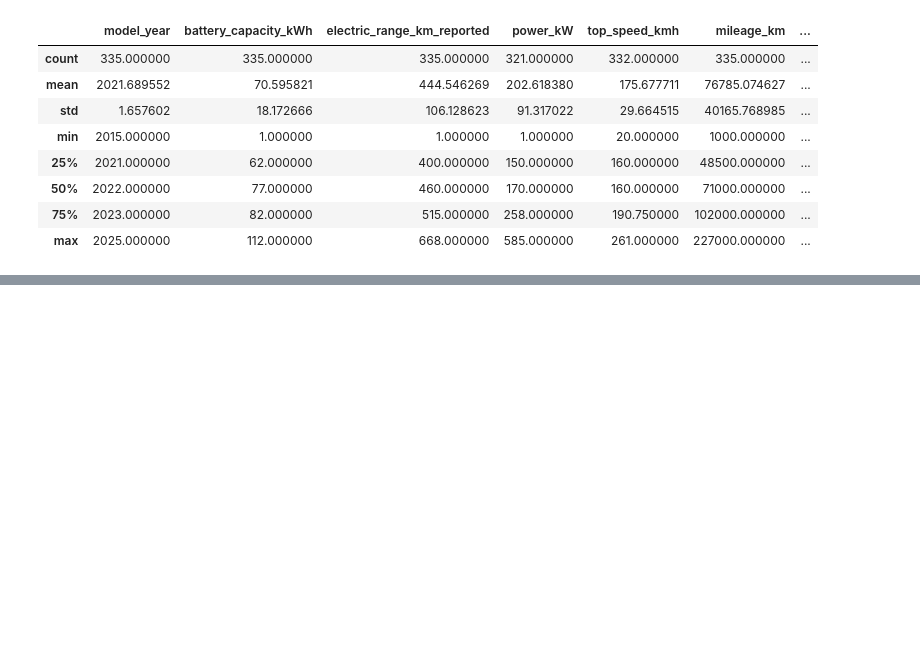
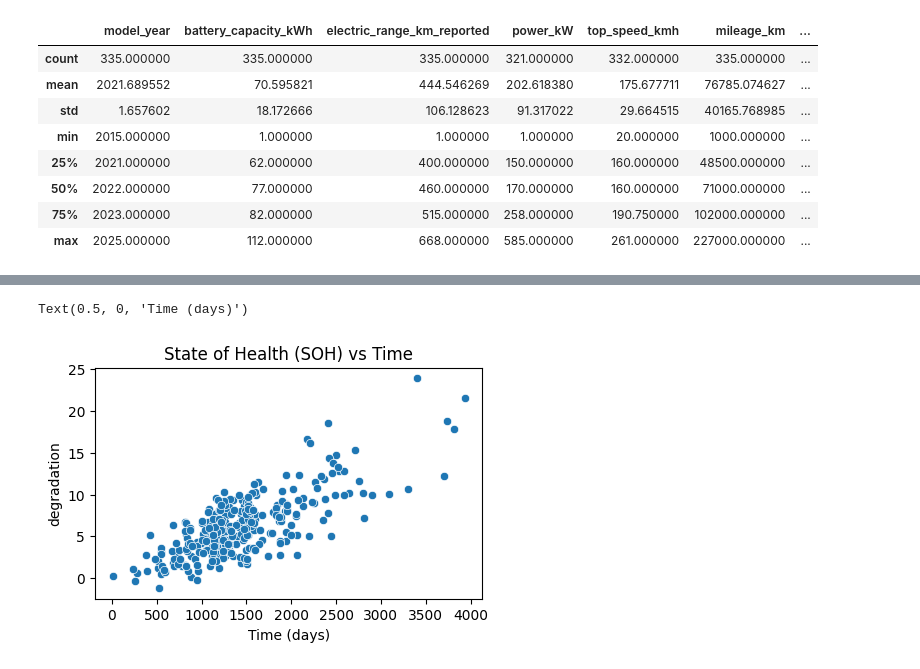
Before and after one commit to HesamVahib/EV_Battery_Data_Kamux, a Jupyter notebook: soh_analysis.ipynb, the cells around one changed output, grey strips where cells are left out. Cells and saved outputs as stored; diff of their text form; code cells hidden in the pictures; blank space fills up the shorter version.

```diff
--- a/soh_analysis.ipynb
+++ b/soh_analysis.ipynb
@@ -48,0 +101,8 @@ See the caveats in the documentation: https://pandas.pydata.org/pandas-docs/stab
+# %%
+plt.figure(figsize=(5, 3))
+sns.scatterplot(data=df_analysis, x="workdays", y="degradation")
+plt.title("State of Health (SOH) vs Time")
+plt.xlabel("Time (days)")
+# %% [output]
+Text(0.5, 0, 'Time (days)')
+[figure, added]
```
Also changed, not shown: parts of 14 cells of this notebook.
